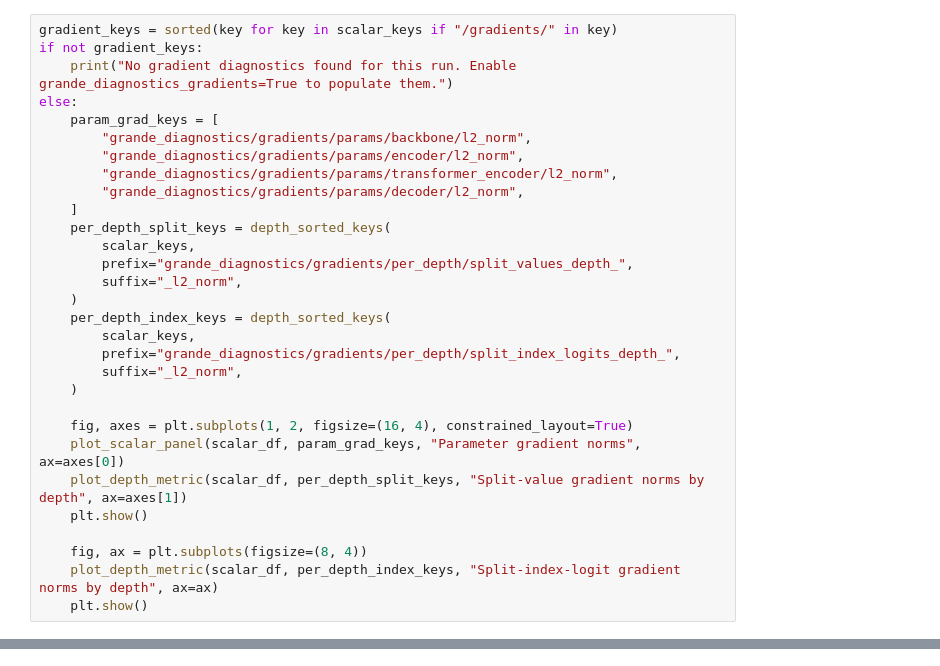
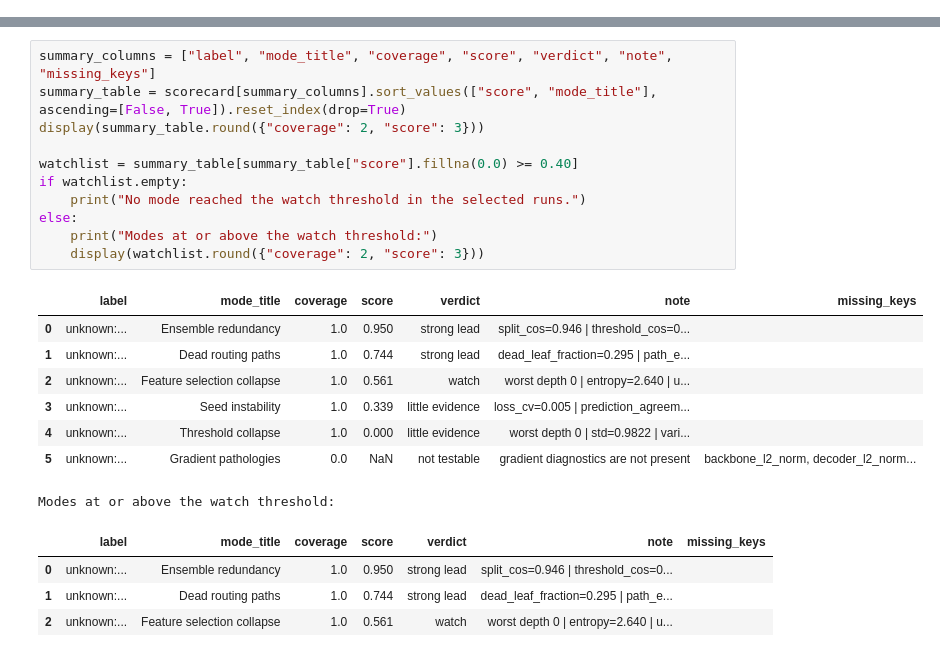
Before and after one commit to m-herre/ticl, a Jupyter notebook: experiments/grande_wandb_analysis.ipynb, the cells around one changed output, grey strips where cells are left out. Drawn from its saved outputs; the diff is of its cells as text.

```diff
--- a/experiments/grande_wandb_analysis.ipynb
+++ b/experiments/grande_wandb_analysis.ipynb
@@ -363,30 +67,0 @@ for key in [
-# %%
-gradient_keys = sorted(key for key in scalar_keys if "/gradients/" in key)
-if not gradient_keys:
-    print("No gradient diagnostics found for this run. Enable grande_diagnostics_gradients=True to populate them.")
-else:
-    param_grad_keys = [
-        "grande_diagnostics/gradients/params/backbone/l2_norm",
-        "grande_diagnostics/gradients/params/encoder/l2_norm",
-        "grande_diagnostics/gradients/params/transformer_encoder/l2_norm",
-        "grande_diagnostics/gradients/params/decoder/l2_norm",
-    ]
-    per_depth_split_keys = depth_sorted_keys(
-        scalar_keys,
-        prefix="grande_diagnostics/gradients/per_depth/split_values_depth_",
-        suffix="_l2_norm",
-    )
-    per_depth_index_keys = depth_sorted_keys(
-        scalar_keys,
-        prefix="grande_diagnostics/gradients/per_depth/split_index_logits_depth_",
-        suffix="_l2_norm",
-    )
-
-    fig, axes = plt.subplots(1, 2, figsize=(16, 4), constrained_layout=True)
-    plot_scalar_panel(scalar_df, param_grad_keys, "Parameter gradient norms", ax=axes[0])
-    plot_depth_metric(scalar_df, per_depth_split_keys, "Split-value gradient norms by depth", ax=axes[1])
-    plt.show()
-
-    fig, ax = plt.subplots(figsize=(8, 4))
-    plot_depth_metric(scalar_df, per_depth_index_keys, "Split-index-logit gradient norms by depth", ax=ax)
-    plt.show()
@@ -394,0 +1105,24 @@ No gradient diagnostics found for this run. Enable grande_diagnostics_gradients=
+# %%
+summary_columns = ["label", "mode_title", "coverage", "score", "verdict", "note", "missing_keys"]
+summary_table = scorecard[summary_columns].sort_values(["score", "mode_title"], ascending=[False, True]).reset_index(drop=True)
+display(summary_table.round({"coverage": 2, "score": 3}))
+
+watchlist = summary_table[summary_table["score"].fillna(0.0) >= 0.40]
+if watchlist.empty:
+    print("No mode reached the watch threshold in the selected runs.")
+else:
+    print("Modes at or above the watch threshold:")
+    display(watchlist.round({"coverage": 2, "score": 3}))
+# %% [output]
+|  | label | mode_title | coverage | score | verdict | note | missing_keys |
+| 0 | unknown:... | Ensemble redundancy | 1.0 | 0.950 | strong lead | split_cos=0.946 | threshold_cos=0... |  |
+| 1 | unknown:... | Dead routing paths | 1.0 | 0.744 | strong lead | dead_leaf_fraction=0.295 | path_e... |  |
+| 2 | unknown:... | Feature selection collapse | 1.0 | 0.561 | watch | worst depth 0 | entropy=2.640 | u... |  |
+| 3 | unknown:... | Seed instability | 1.0 | 0.339 | little evidence | loss_cv=0.005 | prediction_agreem... |  |
+| 4 | unknown:... | Threshold collapse | 1.0 | 0.000 | little evidence | worst depth 0 | std=0.9822 | vari... |  |
+| 5 | unknown:... | Gradient pathologies | 0.0 | NaN | not testable | gradient diagnostics are not present | backbone_l2_norm, decoder_l2_norm... |
+Modes at or above the watch threshold:
+|  | label | mode_title | coverage | score | verdict | note | missing_keys |
+| 0 | unknown:... | Ensemble redundancy | 1.0 | 0.950 | strong lead | split_cos=0.946 | threshold_cos=0... |  |
+| 1 | unknown:... | Dead routing paths | 1.0 | 0.744 | strong lead | dead_leaf_fraction=0.295 | path_e... |  |
+| 2 | unknown:... | Feature selection collapse | 1.0 | 0.561 | watch | worst depth 0 | entropy=2.640 | u... |  |
```
Also changed, not shown: parts of 17 cells of this notebook, 3 other files.
